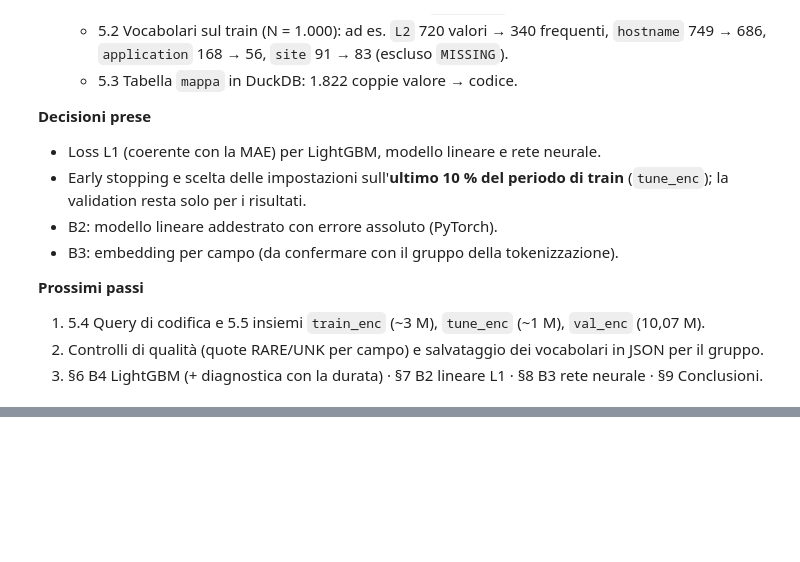
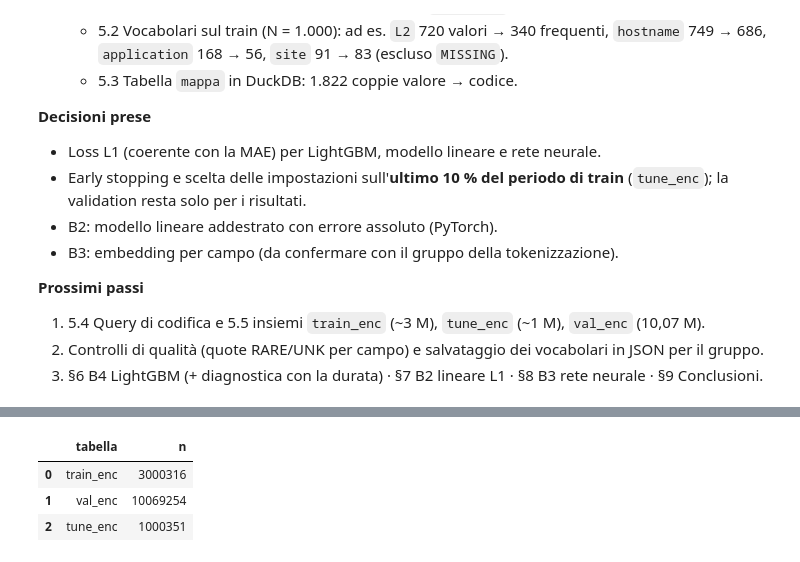
Before and after one commit to giovannipavan/flow-tokenization, a Jupyter notebook: results/mario.ipynb, the cells around one changed output, grey strips where cells are left out. Cells and saved outputs as stored; diff of their text form; code cells hidden in the pictures; blank space fills up the shorter version.

```diff
--- a/results/mario.ipynb
+++ b/results/mario.ipynb
@@ -552,0 +597,34 @@ Righe nella mappa: 1,822
+# %%
+# --- Confine tra train vero e tune: quantile 90 % del tempo di inizio nel train ---
+TUNE_START = con.execute("""
+    SELECT quantile_disc(epoch(t_start), 0.9) FROM fp WHERE split = 'train'
+""").fetchone()[0]
+print("Inizio del tune:", pd.to_datetime(TUNE_START, unit="s", utc=True))
+
+n_pre, n_tune = con.execute(f"""
+    SELECT COUNT(*) FILTER (WHERE epoch(t_start) <  {TUNE_START}),
+           COUNT(*) FILTER (WHERE epoch(t_start) >= {TUNE_START})
+    FROM fp WHERE split = 'train'
+""").fetchone()
+
+# --- Soglie dei campioni (su 100.000 "caselle" dell'hash) ---
+HASH = "hash(f.flow_id || CAST(f.t_start AS VARCHAR)) % 100000"
+soglia_train = round(3_000_000 / n_pre  * 100_000)
+soglia_tune  = round(1_000_000 / n_tune * 100_000)
+
+cond_train = f"f.split = 'train' AND epoch(f.t_start) <  {TUNE_START} AND {HASH} < {soglia_train}"
+cond_tune  = f"f.split = 'train' AND epoch(f.t_start) >= {TUNE_START} AND {HASH} < {soglia_tune}"
+cond_val   = "f.split = 'val'"
+
+t0 = time.time()
+con.execute(f"CREATE OR REPLACE TABLE train_enc AS {query_codificata(cond_train)}")
+con.execute(f"CREATE OR REPLACE TABLE tune_enc  AS {query_codificata(cond_tune)}")
+con.execute(f"CREATE OR REPLACE TABLE val_enc   AS {query_codificata(cond_val)}")
+print(f"Tempo: {time.time() - t0:.1f} s")
+
+con.execute("""
+    SELECT 'train_enc' AS tabella, COUNT(*) AS n FROM train_enc
+    UNION ALL SELECT 'tune_enc', COUNT(*) FROM tune_enc
+    UNION ALL SELECT 'val_enc',  COUNT(*) FROM val_enc
+""").df()
+# %% [output]
@@ -552,0 +633,4 @@ Righe nella mappa: 1,822
+|  | tabella | n |
+| 0 | train_enc | 3000316 |
+| 1 | val_enc | 10069254 |
+| 2 | tune_enc | 1000351 |
```
Also changed, not shown: parts of 7 cells of this notebook.
